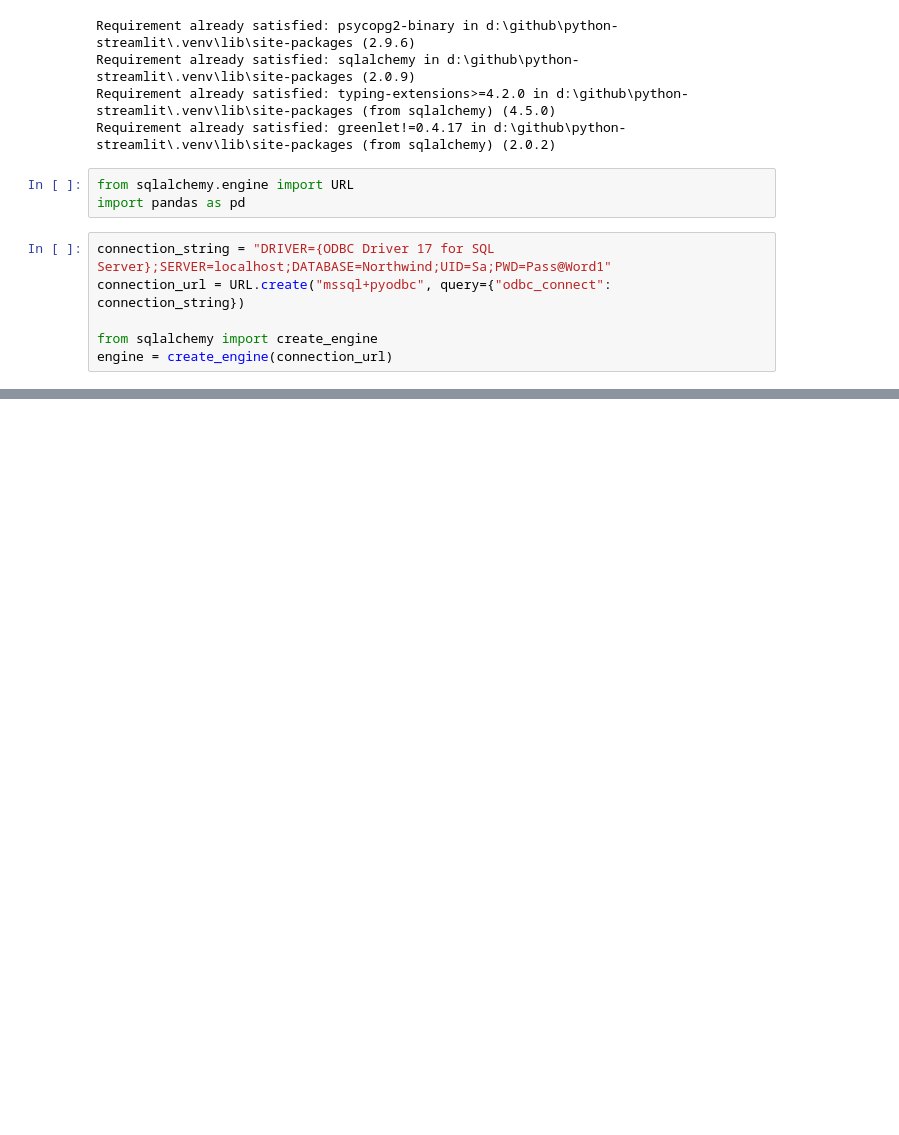
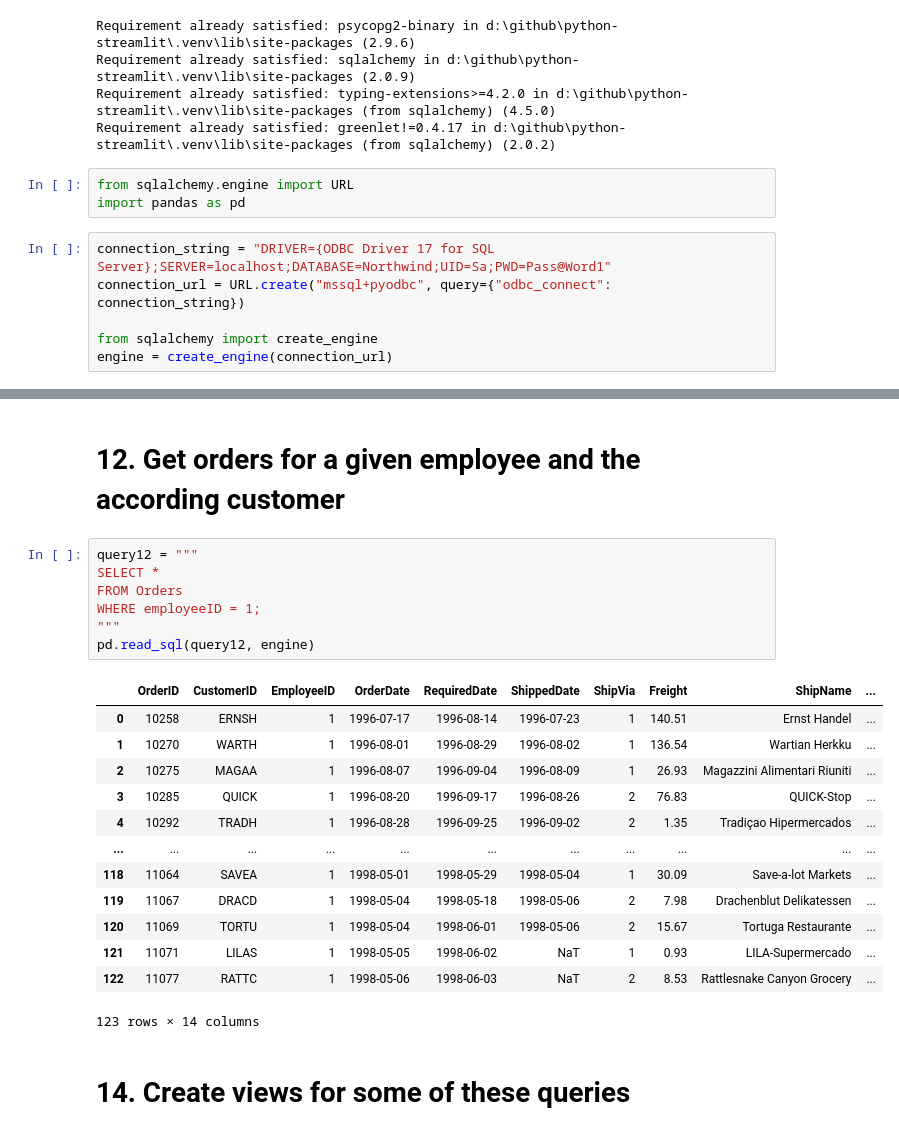
Before and after one commit to josemarcosit/python-streamlit, a Jupyter notebook: northwind.ipynb, the cells around one changed output, grey strips where cells are left out. Cells and saved outputs as stored; diff of their text form; blank space fills up the shorter version.

```diff
--- a/northwind.ipynb
+++ b/northwind.ipynb
@@ -86,0 +292,25 @@ pd.read_sql(query2, engine)
+# %% [markdown]
+# 12. Get orders for a given employee and the according customer
+# %%
+query12 = """
+SELECT *
+FROM Orders
+WHERE employeeID = 1;
+"""
+pd.read_sql(query12, engine)
+# %% [output]
+|  | OrderID | CustomerID | EmployeeID | OrderDate | RequiredDate | ShippedDate | ShipVia | Freight | ShipName | ... |
+| 0 | 10258 | ERNSH | 1 | 1996-07-17 | 1996-08-14 | 1996-07-23 | 1 | 140.51 | Ernst Handel | ... |
+| 1 | 10270 | WARTH | 1 | 1996-08-01 | 1996-08-29 | 1996-08-02 | 1 | 136.54 | Wartian Herkku | ... |
+| 2 | 10275 | MAGAA | 1 | 1996-08-07 | 1996-09-04 | 1996-08-09 | 1 | 26.93 | Magazzini Alimentari Riuniti | ... |
+| 3 | 10285 | QUICK | 1 | 1996-08-20 | 1996-09-17 | 1996-08-26 | 2 | 76.83 | QUICK-Stop | ... |
+| 4 | 10292 | TRADH | 1 | 1996-08-28 | 1996-09-25 | 1996-09-02 | 2 | 1.35 | Tradiçao Hipermercados | ... |
+| ... | ... | ... | ... | ... | ... | ... | ... | ... | ... | ... |
+| 118 | 11064 | SAVEA | 1 | 1998-05-01 | 1998-05-29 | 1998-05-04 | 1 | 30.09 | Save-a-lot Markets | ... |
+| 119 | 11067 | DRACD | 1 | 1998-05-04 | 1998-05-18 | 1998-05-06 | 2 | 7.98 | Drachenblut Delikatessen | ... |
+| 120 | 11069 | TORTU | 1 | 1998-05-04 | 1998-06-01 | 1998-05-06 | 2 | 15.67 | Tortuga Restaurante | ... |
+| 121 | 11071 | LILAS | 1 | 1998-05-05 | 1998-06-02 | NaT | 1 | 0.93 | LILA-Supermercado | ... |
+| 122 | 11077 | RATTC | 1 | 1998-05-06 | 1998-06-03 | NaT | 2 | 8.53 | Rattlesnake Canyon Grocery | ... |
+123 rows × 14 columns
+# %% [markdown]
+# 14. Create views for some of these queries
```
Also changed, not shown: parts of 42 cells of this notebook.
